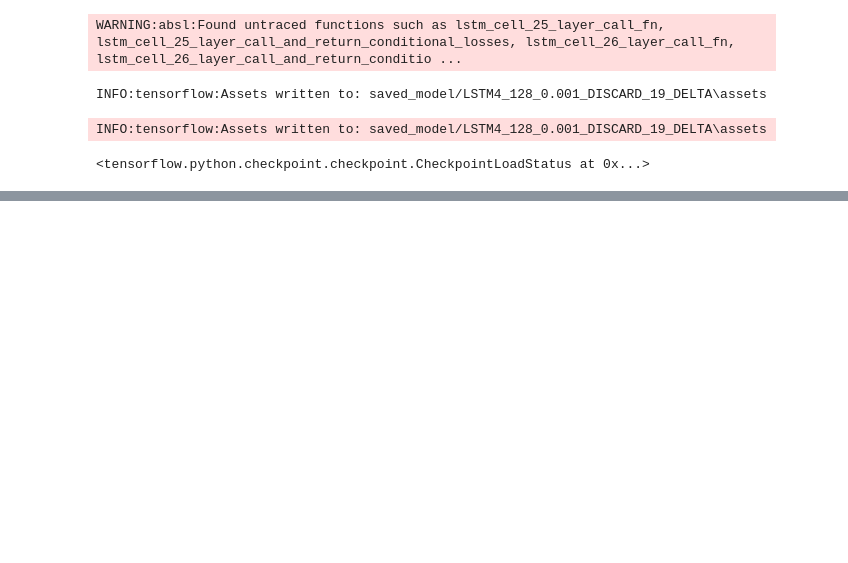
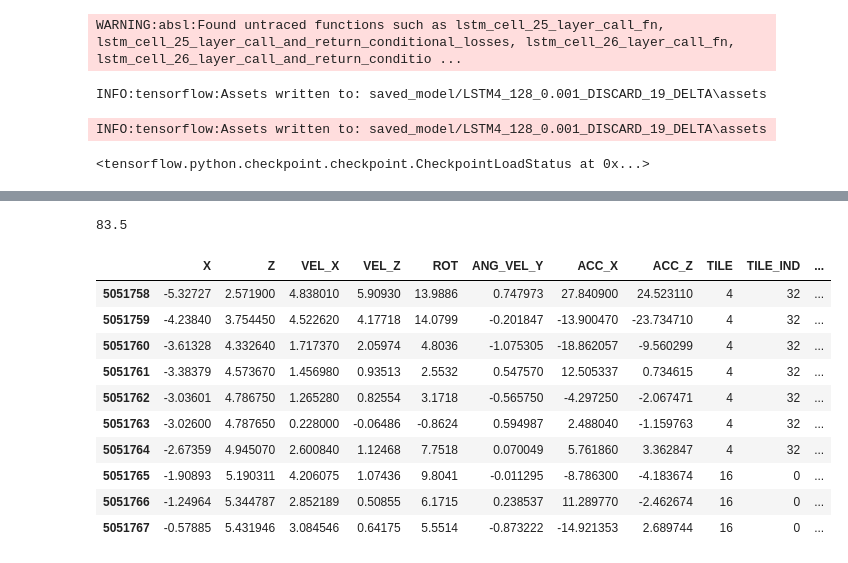
Before and after one commit to MrGreensushi/TesiRacingGame, a Jupyter notebook: AnacondaScripts/newDB/OnlyVelocity.ipynb, the cells around one changed output, grey strips where cells are left out. Saved outputs shown, nothing was run; the diff lists cells and outputs as text; code cells hidden in the pictures; blank space fills up the shorter version.

```diff
--- a/AnacondaScripts/newDB/OnlyVelocity.ipynb
+++ b/AnacondaScripts/newDB/OnlyVelocity.ipynb
@@ -235 +364,19 @@ input_signature=(tf.TensorSpec([None,30,5],tf.float32,name='x'))
 onnx_model,_=tf2onnx.converter.from_keras(model,input_signature,opset=9)
+# %%
+races=united["RACE"].max()
+print(races*0.5)
+training=united.loc[united['RACE'] <= races*0.5]
+training.tail(10)
+# %% [output]
+83.5
+|  | X | Z | VEL_X | VEL_Z | ROT | ANG_VEL_Y | ACC_X | ACC_Z | TILE | TILE_IND | ... |
+| 5051758 | -5.32727 | 2.571900 | 4.838010 | 5.90930 | 13.9886 | 0.747973 | 27.840900 | 24.523110 | 4 | 32 | ... |
+| 5051759 | -4.23840 | 3.754450 | 4.522620 | 4.17718 | 14.0799 | -0.201847 | -13.900470 | -23.734710 | 4 | 32 | ... |
+| 5051760 | -3.61328 | 4.332640 | 1.717370 | 2.05974 | 4.8036 | -1.075305 | -18.862057 | -9.560299 | 4 | 32 | ... |
+| 5051761 | -3.38379 | 4.573670 | 1.456980 | 0.93513 | 2.5532 | 0.547570 | 12.505337 | 0.734615 | 4 | 32 | ... |
+| 5051762 | -3.03601 | 4.786750 | 1.265280 | 0.82554 | 3.1718 | -0.565750 | -4.297250 | -2.067471 | 4 | 32 | ... |
+| 5051763 | -3.02600 | 4.787650 | 0.228000 | -0.06486 | -0.8624 | 0.594987 | 2.488040 | -1.159763 | 4 | 32 | ... |
+| 5051764 | -2.67359 | 4.945070 | 2.600840 | 1.12468 | 7.7518 | 0.070049 | 5.761860 | 3.362847 | 4 | 32 | ... |
+| 5051765 | -1.90893 | 5.190311 | 4.206075 | 1.07436 | 9.8041 | -0.011295 | -8.786300 | -4.183674 | 16 | 0 | ... |
+| 5051766 | -1.24964 | 5.344787 | 2.852189 | 0.50855 | 6.1715 | 0.238537 | 11.289770 | -2.462674 | 16 | 0 | ... |
+| 5051767 | -0.57885 | 5.431946 | 3.084546 | 0.64175 | 5.5514 | -0.873222 | -14.921353 | 2.689744 | 16 | 0 | ... |
```
Also changed, not shown: parts of 26 cells of this notebook, 2 other files.
